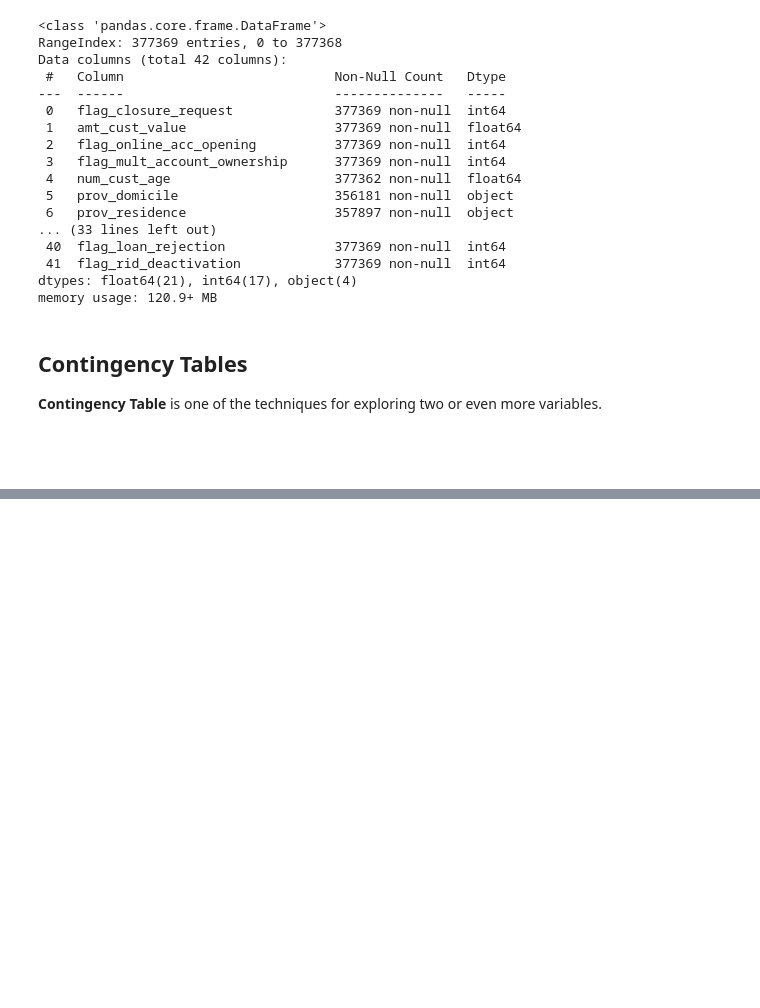
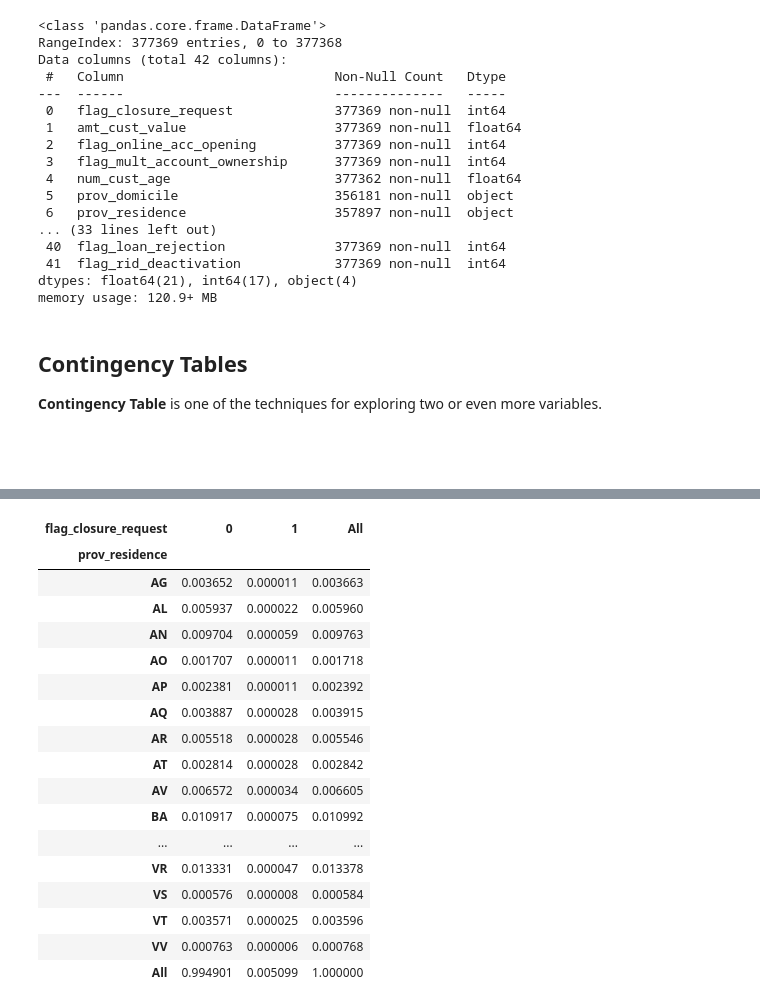
Before and after one commit to fedfioravanti/Bank-Churn-Prediction, a Jupyter notebook: notebooks/Bank-Churn-01-Intro-EDA.ipynb, the cells around one changed output, grey strips where cells are left out. Drawn from its saved outputs; the diff is of its cells as text; code cells hidden in the pictures; blank space fills up the shorter version.

```diff
--- a/notebooks/Bank-Churn-01-Intro-EDA.ipynb
+++ b/notebooks/Bank-Churn-01-Intro-EDA.ipynb
@@ -1237,0 +1122,26 @@ mifid_profile_ctab
+# %%
+prov_residence_ctab = pd.crosstab(df['prov_residence'],
+                                  df['flag_closure_request'],
+                                  margins=True,
+                                  normalize=True)
+
+prov_residence_ctab
+# %% [output]
+| flag_closure_request | 0 | 1 | All |
+| prov_residence |  |  |  |
+| AG | 0.003652 | 0.000011 | 0.003663 |
+| AL | 0.005937 | 0.000022 | 0.005960 |
+| AN | 0.009704 | 0.000059 | 0.009763 |
+| AO | 0.001707 | 0.000011 | 0.001718 |
+| AP | 0.002381 | 0.000011 | 0.002392 |
+| AQ | 0.003887 | 0.000028 | 0.003915 |
+| AR | 0.005518 | 0.000028 | 0.005546 |
+| AT | 0.002814 | 0.000028 | 0.002842 |
+| AV | 0.006572 | 0.000034 | 0.006605 |
+| BA | 0.010917 | 0.000075 | 0.010992 |
+| ... | ... | ... | ... |
+| VR | 0.013331 | 0.000047 | 0.013378 |
+| VS | 0.000576 | 0.000008 | 0.000584 |
+| VT | 0.003571 | 0.000025 | 0.003596 |
+| VV | 0.000763 | 0.000006 | 0.000768 |
+| All | 0.994901 | 0.005099 | 1.000000 |
```
Also changed, not shown: parts of 38 cells of this notebook.
